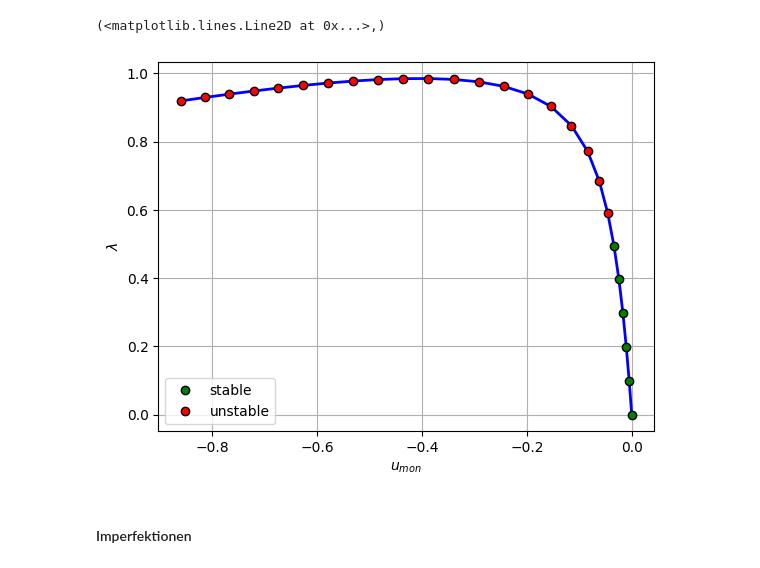
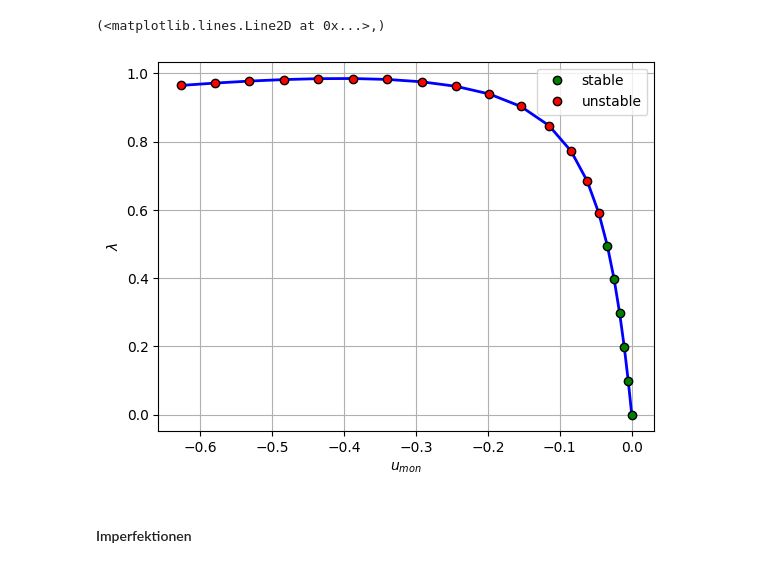
Before and after one commit to FJFalkner/Geometric_Nonlinear_FEM_2D, a Jupyter notebook: stability_circular_arch.ipynb, the cells around one changed output. Cells and saved outputs as stored; diff of their text form; code cells hidden in the pictures.

```diff
--- a/stability_circular_arch.ipynb
+++ b/stability_circular_arch.ipynb
@@ -161,9 +161,9 @@ Ignoring fixed y limits to fulfill fixed data aspect with adjustable data limits
 [figure]
 (<matplotlib.lines.Line2D at 0x...>,)
 # %%
-sol_postB_arcL = FEMsolve.arcL(mesh_postB, numInc = 25, Lambda0 = 1)
+sol_postB_arcL = FEMsolve.arcL(mesh_postB, numInc = 20, Lambda0 = 1)
 sol_postB_arcL.plotMonitor()
 # %% [output]
-[figure, old version]
+[figure, new version]
 # %% [markdown]
 #### Imperfektionen
```
Also changed, not shown: parts of 2 cells of this notebook.
